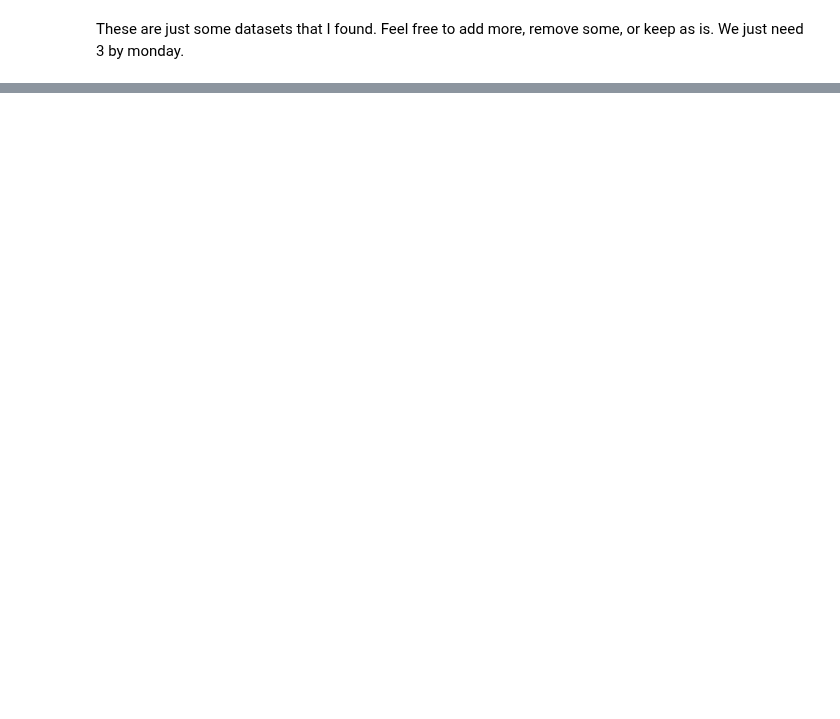
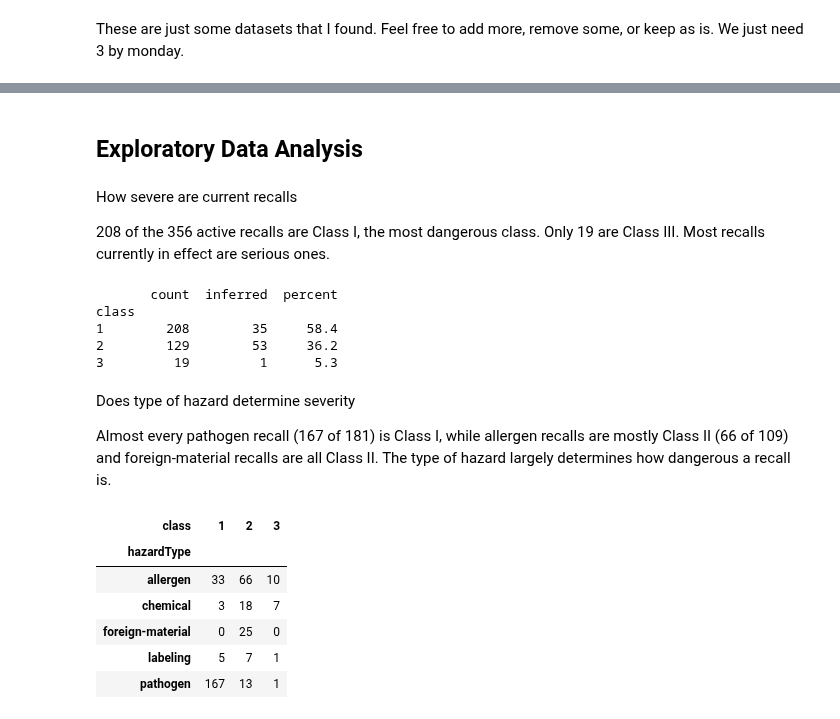
Before and after one commit to BenjaminHogg/BenjaminHogg.github.io, a Jupyter notebook: notebook.ipynb, the cells around one changed output, grey strips where cells are left out. Saved outputs shown, nothing was run; the diff lists cells and outputs as text; code cells hidden in the pictures; blank space fills up the shorter version.

```diff
--- a/notebook.ipynb
+++ b/notebook.ipynb
@@ -22,0 +66,5 @@ These are just some datasets that I found. Feel free to add more, remove some, o
+# %%
+# raw data has 35 columns, many are metadata. Only keep relevant
+cols = ["product", "company", "agency", "class", "classInferred", "hazard", "hazardType",
+        "allergens", "affectedStates", "recallType", "recallInitiated", "reportDate"]
+recalls = recalls[cols].copy()
@@ -22,0 +80,15 @@ These are just some datasets that I found. Feel free to add more, remove some, o
+# %%
+# dates are strings
+recalls["recallInitiated"] = pd.to_datetime(recalls["recallInitiated"])
+recalls["reportDate"] = pd.to_datetime(recalls["reportDate"])
+
+# class is an ordered severity ranking
+recalls["class"] = pd.Categorical(recalls["class"], categories=[1, 2, 3], ordered=True)
+recalls["hazardType"] = recalls["hazardType"].astype("category")
+recalls["agency"] = recalls["agency"].astype("category")
+
+# classInferred is only present when the site guessed the class
+recalls["classInferred"] = recalls["classInferred"].fillna(False).astype(bool)
+
+# placeholder hazards are missing values
+recalls["hazard"] = recalls["hazard"].replace(["", "See official notice", "Possible contamination"], pd.NA)
@@ -22,0 +138,33 @@ These are just some datasets that I found. Feel free to add more, remove some, o
+# %% [markdown]
+## Exploratory Data Analysis
+# %% [markdown]
+How severe are current recalls
+
+208 of the 356 active recalls are Class I, the most dangerous class. Only 19 are Class III. Most recalls currently in effect are serious ones.
+# %%
+# number of recalls in each severity class (1 = most severe)
+severity = recalls.groupby("class", observed=True).agg(count=("product", "size"),inferred=("classInferred", "sum"))
+severity["percent"] = (severity["count"] / severity["count"].sum() * 100).round(1)
+print(severity)
+# %% [output]
+       count  inferred  percent
+class
+1        208        35     58.4
+2        129        53     36.2
+3         19         1      5.3
+# %% [markdown]
+Does type of hazard determine severity
+
+Almost every pathogen recall (167 of 181) is Class I, while allergen recalls are mostly Class II (66 of 109) and foreign-material recalls are all Class II. The type of hazard largely determines how dangerous a recall is.
+# %%
+# hazard type vs. severity class: count of recalls in each combination
+hazard_by_class = recalls.pivot_table(index="hazardType", columns="class", values="product", aggfunc="count", fill_value=0, observed=True)
+hazard_by_class
+# %% [output]
+| class | 1 | 2 | 3 |
+| hazardType |  |  |  |
+| allergen | 33 | 66 | 10 |
+| chemical | 3 | 18 | 7 |
+| foreign-material | 0 | 25 | 0 |
+| labeling | 5 | 7 | 1 |
+| pathogen | 167 | 13 | 1 |
```
Also changed, not shown: parts of 22 cells of this notebook, 1 other file.
